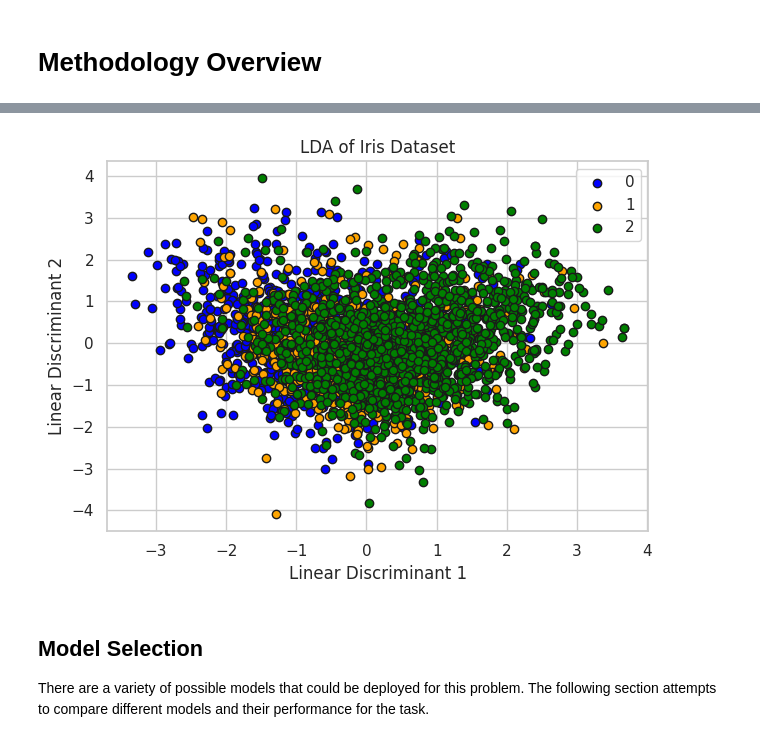
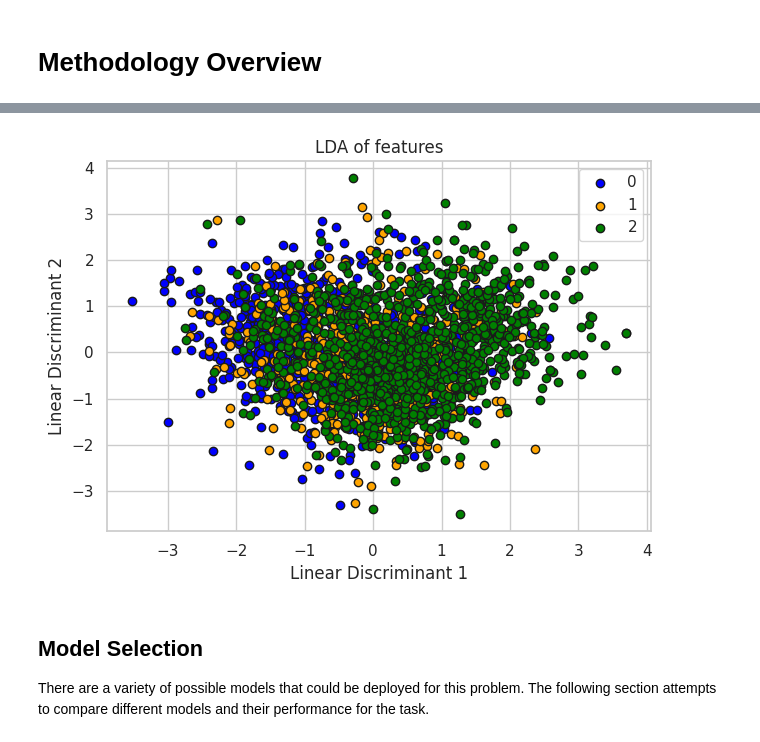
Before and after one commit to solderneer/ml-stuff, a Jupyter notebook: coursework.ipynb, the cells around one changed output, grey strips where cells are left out. Drawn from its saved outputs; the diff is of its cells as text; code cells hidden in the pictures.

```diff
--- a/coursework.ipynb
+++ b/coursework.ipynb
@@ -123,7 +124,6 @@ The section double checks the match data stored in `df` for any missing values a
 # Remove any row where the HomeTeam or AwayTeam is not a valid name
 df = df.dropna()
 df['Date'] = pd.to_datetime(df['Date'])
-df = df[df['Date'].dt.year >= 2013]
 
 # Check that all invalid fields have been removed
 assert(df['HomeTeam'].apply(lambda x: not isinstance(x, str)).sum() == 0)
@@ -242,8 +252,8 @@ The team scores are assumed to be constant throughout a league.
 # List to store league date ranges
 league_dates = []
 
-# Loop through the years from 2013 to 2023
-for year in range(2014, 2023 + 1):
+# Loop through the years from 2014 to 2023.
+for year in range(2013, 2023 + 1):
     # Define the start and end dates for each league year (assuming August 1 to June 1)
     start_date = f"{year}-08-01"
     end_date = f"{year + 1}-06-01"
@@ -401,24 +412,24 @@ y_train = df_features_train[['FTRLabel']].values.ravel()
 # %%
 # Apply LDA with 2 components for visualization (can be changed)
 lda = LDA(n_components=2)
 X_lda = lda.fit_transform(X_train, y_train)
 
 targets = list(set(y_train))
 colors = ['blue', 'orange', 'green']
 
 for target, color in zip(targets, colors):
     indices_to_keep = y_train == target
     plt.scatter(X_lda[indices_to_keep, 0], X_lda[indices_to_keep, 1], c=color, label=target, edgecolor='k')
 
 plt.xlabel('Linear Discriminant 1')
 plt.ylabel('Linear Discriminant 2')
-plt.title('LDA of Iris Dataset')
+plt.title('LDA of features')
 plt.legend()
 plt.tight_layout()
 
 plt.show()
 # %% [output]
-[figure, old version]
+[figure, new version]
 # %% [markdown]
 ## Model Selection
 
```
Also changed, not shown: parts of 26 cells of this notebook.
